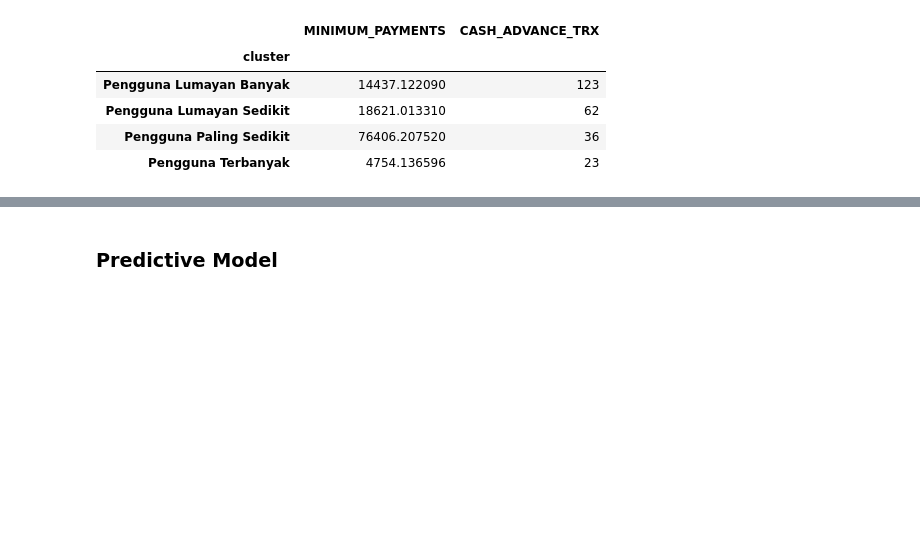
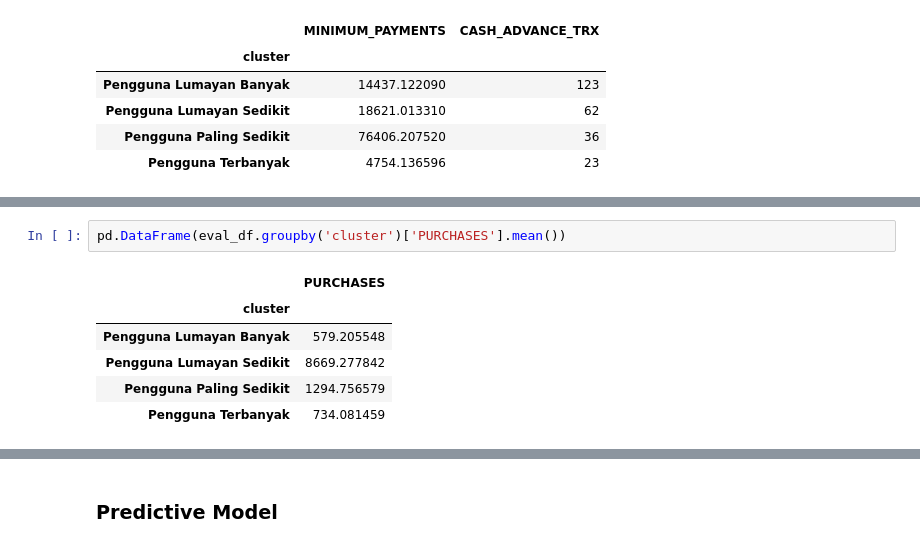
Before and after one commit to vistasasmitapadmanagara/H8_4_Vista, a Jupyter notebook: projek4_clustering/notebook/Projek_4_Credit_Card.ipynb, the cells around one changed output, grey strips where cells are left out. Saved outputs shown, nothing was run; the diff lists cells and outputs as text; blank space fills up the shorter version.

```diff
--- a/projek4_clustering/notebook/Projek_4_Credit_Card.ipynb
+++ b/projek4_clustering/notebook/Projek_4_Credit_Card.ipynb
@@ -436,3 +439,12 @@ eval_df.groupby('cluster')['MINIMUM_PAYMENTS', 'CASH_ADVANCE_TRX'].max()
+# %%
+pd.DataFrame(eval_df.groupby('cluster')['PURCHASES'].mean())
+# %% [output]
+|  | PURCHASES |
+| cluster |  |
+| Pengguna Lumayan Banyak | 579.205548 |
+| Pengguna Lumayan Sedikit | 8669.277842 |
+| Pengguna Paling Sedikit | 1294.756579 |
+| Pengguna Terbanyak | 734.081459 |
 # %% [markdown]
 # Kesimpulan
 
```
Also changed, not shown: parts of 5 cells of this notebook.
